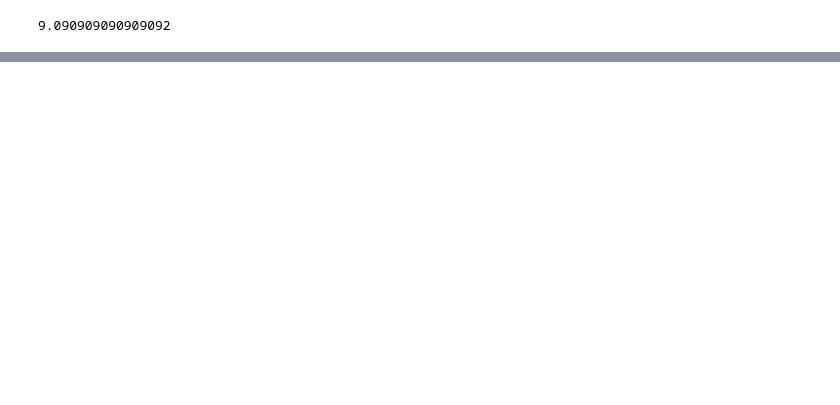
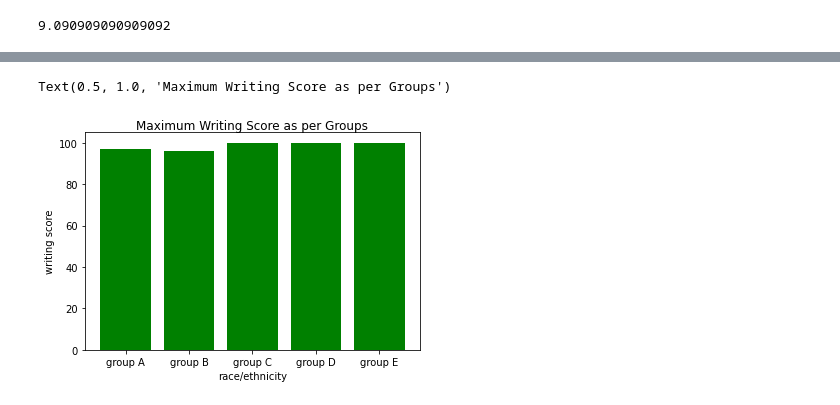
Before and after one commit to DevMehta-30/STC-ML, a Jupyter notebook: Notebook.ipynb, the cells around one changed output, grey strips where cells are left out. Cells and saved outputs as stored; diff of their text form; code cells hidden in the pictures; blank space fills up the shorter version.

```diff
--- a/Notebook.ipynb
+++ b/Notebook.ipynb
@@ -52,0 +59,19 @@ FileNotFoundError: [Errno 2] No such file or directory: 'StudentsPerformance.csv
+# %%
+import numpy as np
+import pandas as pd
+import matplotlib.pyplot as plt
+
+df= pd.read_csv("StudentsPerformance.csv")
+
+df1=df[["race/ethnicity","math score","reading score","writing score"]].groupby("race/ethnicity").max()
+index = np.arange(len(df.groupby("race/ethnicity")))
+groups=["group A","group B","group C","group D","group E"]
+plt.bar(groups, df1["writing score"].groupby("race/ethnicity").max(), color='green')
+plt.xlabel("race/ethnicity")
+plt.ylabel('writing score')
+plt.title(label='Maximum Writing Score as per Groups',
+          fontweight=10,
+          pad='2.0')
+# %% [output]
+Text(0.5, 1.0, 'Maximum Writing Score as per Groups')
+[figure, added]
```
Also changed, not shown: parts of 5 cells of this notebook.
